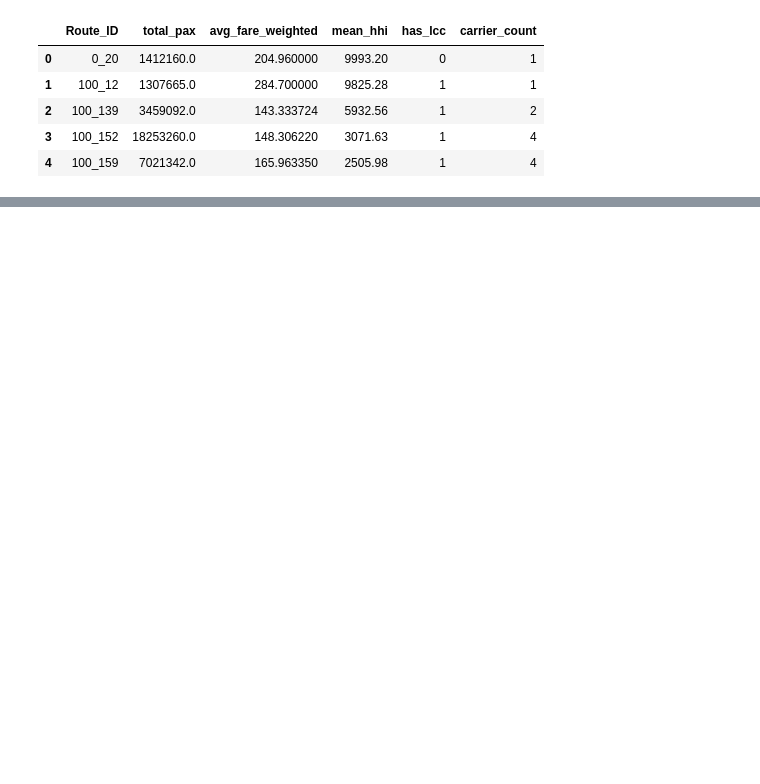
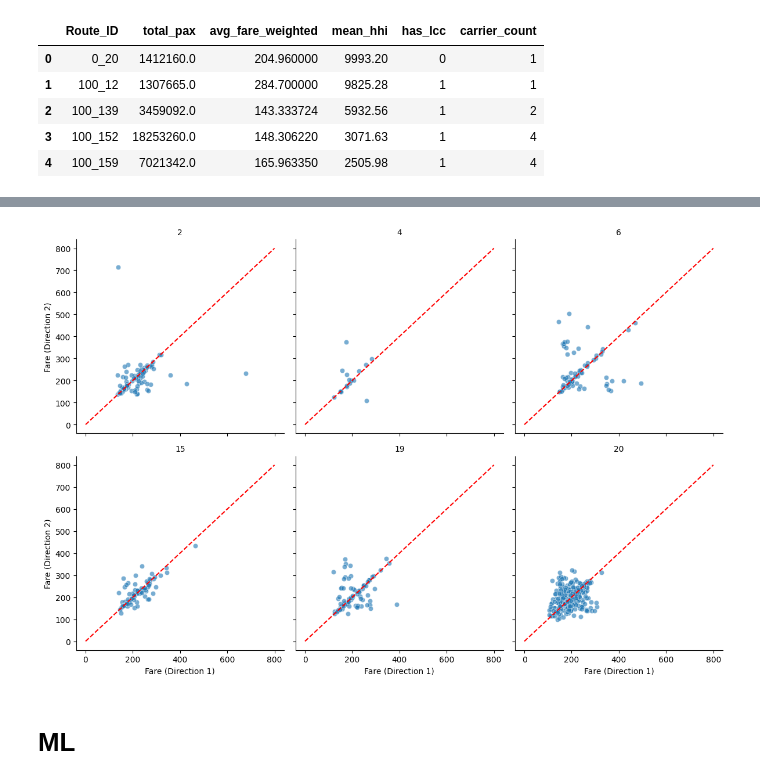
Before and after one commit to paudBatlle/fieldnotes, a Jupyter notebook: RevenueManagement/notebook.ipynb, the cells around one changed output, grey strips where cells are left out. Drawn from its saved outputs; the diff is of its cells as text; code cells hidden in the pictures; blank space fills up the shorter version.

```diff
--- a/RevenueManagement/notebook.ipynb
+++ b/RevenueManagement/notebook.ipynb
@@ -232,0 +386,48 @@ route_summary.head()
+# %%
+# 1. Create a unique key for each carrier in each market
+df['Carrier_Market_ID'] = df['Market_ID'].astype(str) + "_" + df['Carrier'].astype(str)
+
+# 2. Identify carriers that fly BOTH directions in a market
+# We count unique Route_IDs (Directional) per Carrier_Market_ID
+carrier_direction_counts = df.groupby('Carrier_Market_ID')['Route_ID'].nunique()
+valid_carrier_markets = carrier_direction_counts[carrier_direction_counts == 2].index
+
+# 3. Filter for these bidirectional carrier-markets
+carrier_imbalance_df = df[df['Carrier_Market_ID'].isin(valid_carrier_markets)]
+
+# Pivot to get Side A and Side B for each carrier
+carrier_pivot = carrier_imbalance_df.pivot_table(
+    index=['Market_ID', 'Carrier'],
+    columns='Route_ID',
+    values='Average_Fare'
+).reset_index()
+
+# Because Route_IDs are strings, we'll standardize the column names to Fare_1 and Fare_2
+# This helper picks the first non-null fare and the second non-null fare
+carrier_pivot['Fare_Low_ID'] = carrier_pivot.iloc[:, 2:].apply(lambda x: x.dropna().iloc[0], axis=1)
+carrier_pivot['Fare_High_ID'] = carrier_pivot.iloc[:, 2:].apply(lambda x: x.dropna().iloc[1], axis=1)
+
+# Calculate the Imbalance Ratio for each carrier
+carrier_pivot['Imbalance_Ratio'] = carrier_pivot['Fare_Low_ID'] / carrier_pivot['Fare_High_ID']
+# (We use abs(1 - ratio) to see the magnitude of the swing)
+carrier_pivot['Imbalance_Magnitude'] = abs(carrier_pivot['Fare_Low_ID'] - carrier_pivot['Fare_High_ID'])
+# %%
+# Filter for the top 5-6 carriers to keep the plot clean
+top_carriers = df['Carrier'].value_counts().nlargest(6).index
+plot_data = carrier_pivot[carrier_pivot['Carrier'].isin(top_carriers)]
+
+g = sns.FacetGrid(plot_data, col="Carrier", col_wrap=3, height=4)
+g.map(sns.scatterplot, "Fare_Low_ID", "Fare_High_ID", alpha=0.6)
+
+# Add parity lines to each subplot
+for ax in g.axes.flat:
+    ax.plot([0, 800], [0, 800], color='red', linestyle='--')
+
+g.set_axis_labels("Fare (Direction 1)", "Fare (Direction 2)")
+g.set_titles("{col_name}")
+plt.tight_layout()
+plt.show()
+# %% [output]
+[figure, added]
+# %% [markdown]
+# ML
```
Also changed, not shown: parts of 41 cells of this notebook.
